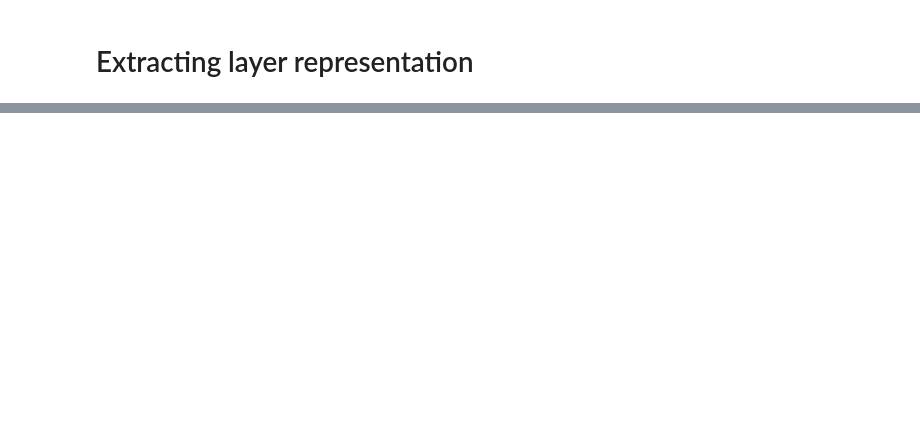
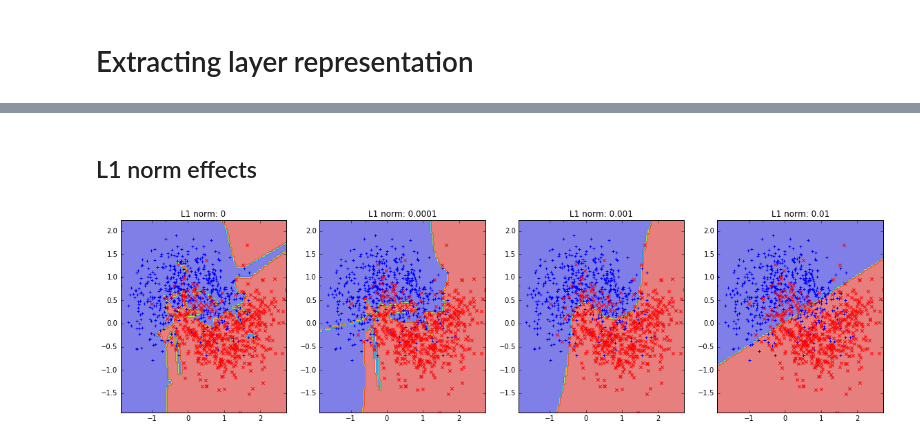
Before and after one commit to alvarouc/mlp, a Jupyter notebook: examples/moon_sklearn.ipynb, the cells around one changed output, grey strips where cells are left out. Cells and saved outputs as stored; diff of their text form; code cells hidden in the pictures; blank space fills up the shorter version.

```diff
--- a/examples/moon_sklearn.ipynb
+++ b/examples/moon_sklearn.ipynb
@@ -59,0 +81,12 @@ plt.plot(layers[2][label==1,0], layers[2][label==1,1],'r.')
+# %% [markdown]
+## L1 norm effects
+# %%
+plt.figure(figsize=(25,5))
+for n, l1 in enumerate([0, 0.0001, 0.001, 0.01]):
+    clf = MLP(n_hidden=30, n_deep=3, l2_norm=0, l1_norm=l1, early_stop=False, max_epoch=10000)
+    clf.fit(data, label)
+    plt.subplot(1,5, n+1)
+    plot_decision(clf, data)
+    plt.title('L1 norm: {}'.format(l1))
+# %% [output]
+[figure, added]
```
Also changed, not shown: parts of 16 cells of this notebook, 1 other file.
